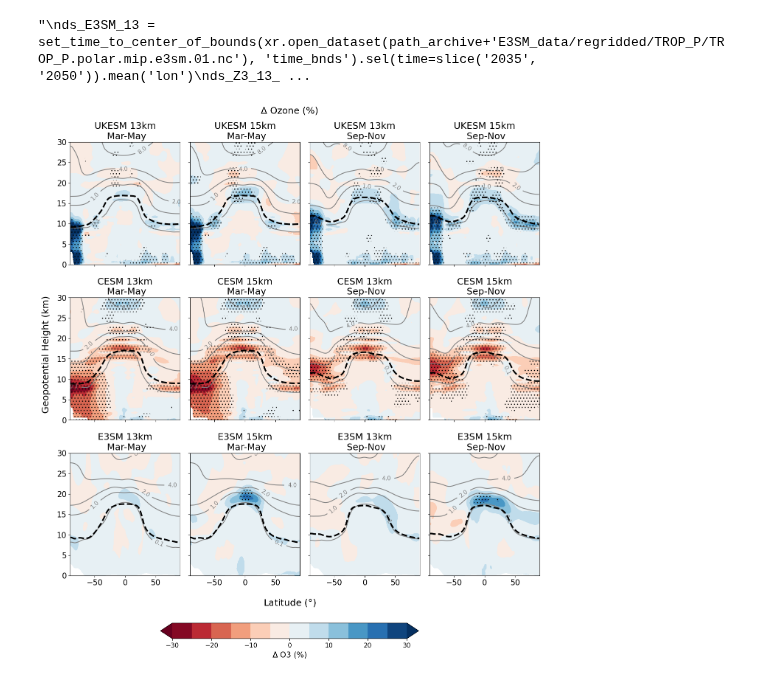
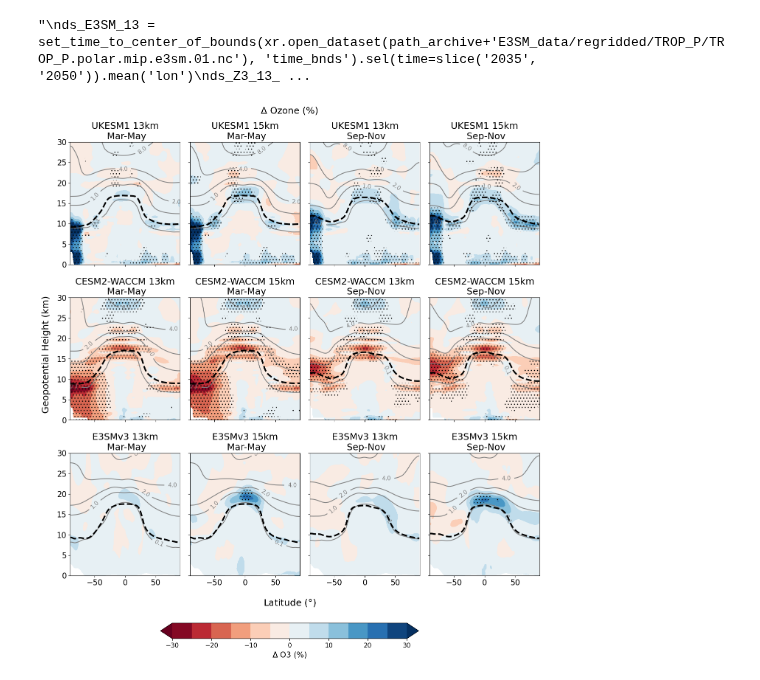
Before and after one commit to alistairduffey/HiLLA_MM, a Jupyter notebook: Prod_analysis/08_Ozone.ipynb, the cells around one changed output. Drawn from its saved outputs; the diff is of its cells as text; code cells hidden in the pictures.

```diff
--- a/Prod_analysis/08_Ozone.ipynb
+++ b/Prod_analysis/08_Ozone.ipynb
@@ -584,35 +599,35 @@ for model in ['UKESM', 'CESM', 'E3SM']:
                                         hatches=[None,'..', '..'],
                                         #hatches = ['//', None, None],
                                         extend='neither', zorder=1000)
 
 
 
             ax.clabel(lines, fontsize=11)
-            ax.set_title('{m} {a}\n {s}'.format(m=model, a=alt, s=season))
+            ax.set_title('{m} {a}\n {s}'.format(m=model_names[model], a=alt, s=season))
             ax.set_ylim(0, 30)  # Set y-axis limits to focus on lower altitudes
 
             trop_da = trop_dict[model][season]
             ax.plot(trop_da.lat, trop_da, lw=3, color='black', zorder=100, ls='--')
             i=i+1
 
 
 cbar_ax1 = fig.add_axes([0.25, -0.05, 0.5, 0.03])
 cbar1 = fig.colorbar(contour, cax=cbar_ax1, orientation='horizontal', label='\u0394 O3 ($\%$)')
 cbar1.ax.tick_params(labelsize='small')
 
 
 ### add the tropopause heights
 
 
 
 
 fig.supylabel('Geopotential Height (km)')
 fig.supxlabel('Latitude ($\degree$)')
 fig.suptitle('\u0394 Ozone (%)')
 plt.tight_layout()
 plt.savefig('Figures/Ozone_overview_sig_v2.jpg', dpi=350, bbox_inches='tight')
 # %% [output]
-[figure, old version]
+[figure, new version]
 # %%
 ## also get Dobson units total column ozone (for CESM only, since only CESM has strat het chem on):
 
```
Also changed, not shown: parts of 3 cells of this notebook, 7 other files.
